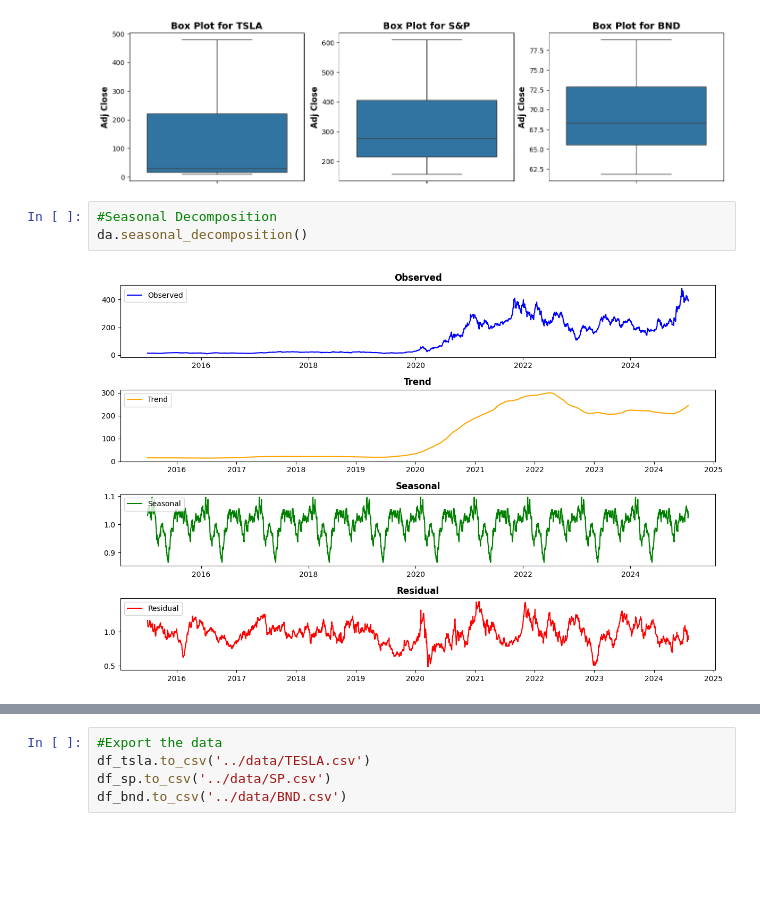
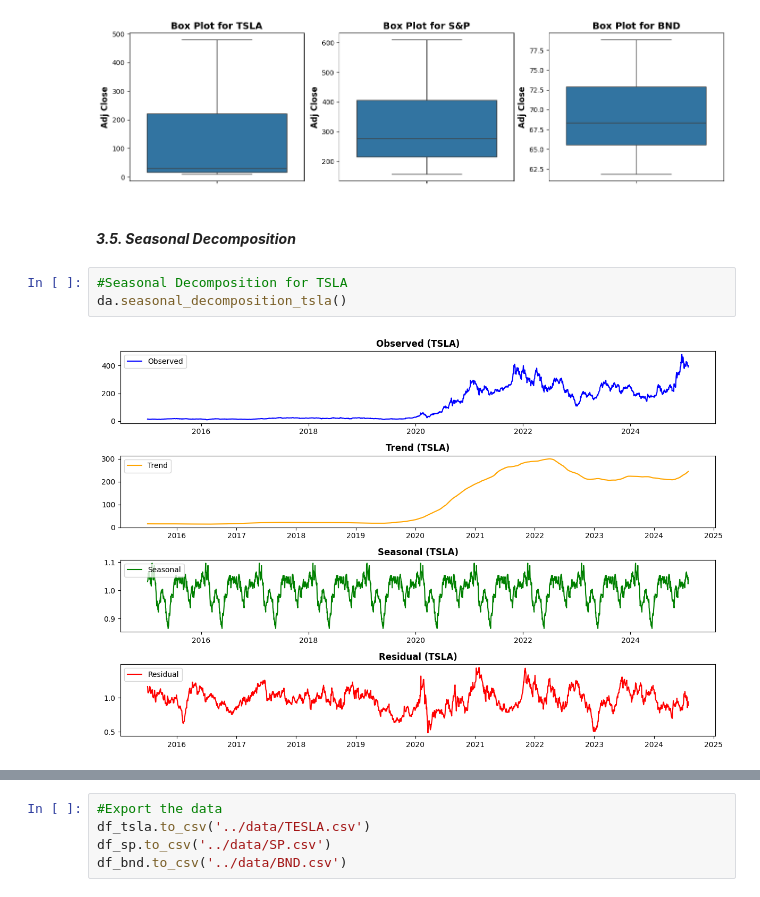
Before and after one commit to wastb/KIAM-Week11, a Jupyter notebook: notebooks/EDA.ipynb, the cells around one changed output, grey strips where cells are left out. Cells and saved outputs as stored; diff of their text form; blank space fills up the shorter version.

```diff
--- a/notebooks/EDA.ipynb
+++ b/notebooks/EDA.ipynb
@@ -259,8 +285,10 @@ da.rolling_std_plot()
 da.outlier_detection()
 # %% [output]
 [figure]
+# %% [markdown]
+#### ***3.5. Seasonal Decomposition***
 # %%
-#Seasonal Decomposition
-da.seasonal_decomposition()
+#Seasonal Decomposition for TSLA
+da.seasonal_decomposition_tsla()
 # %% [output]
-[figure, old version]
+[figure, new version]
```
Also changed, not shown: parts of 25 cells of this notebook, 1 other file.
